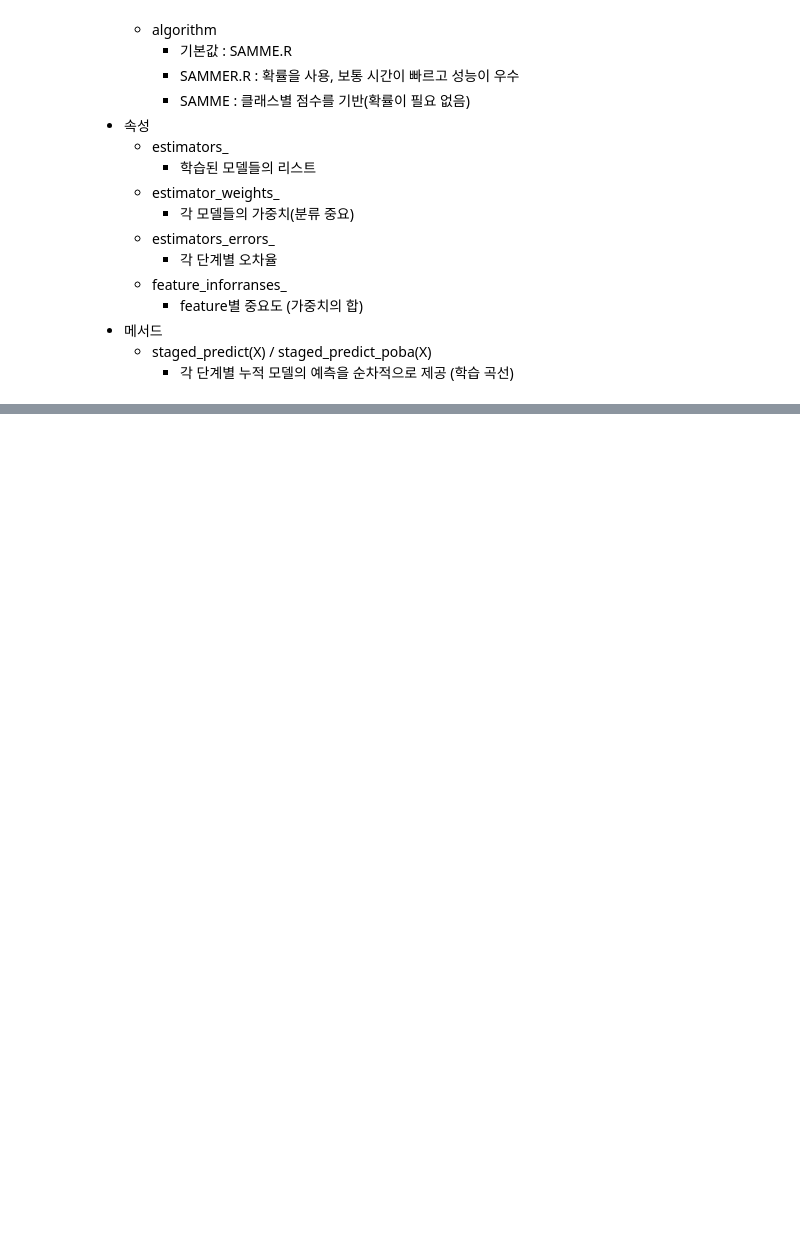
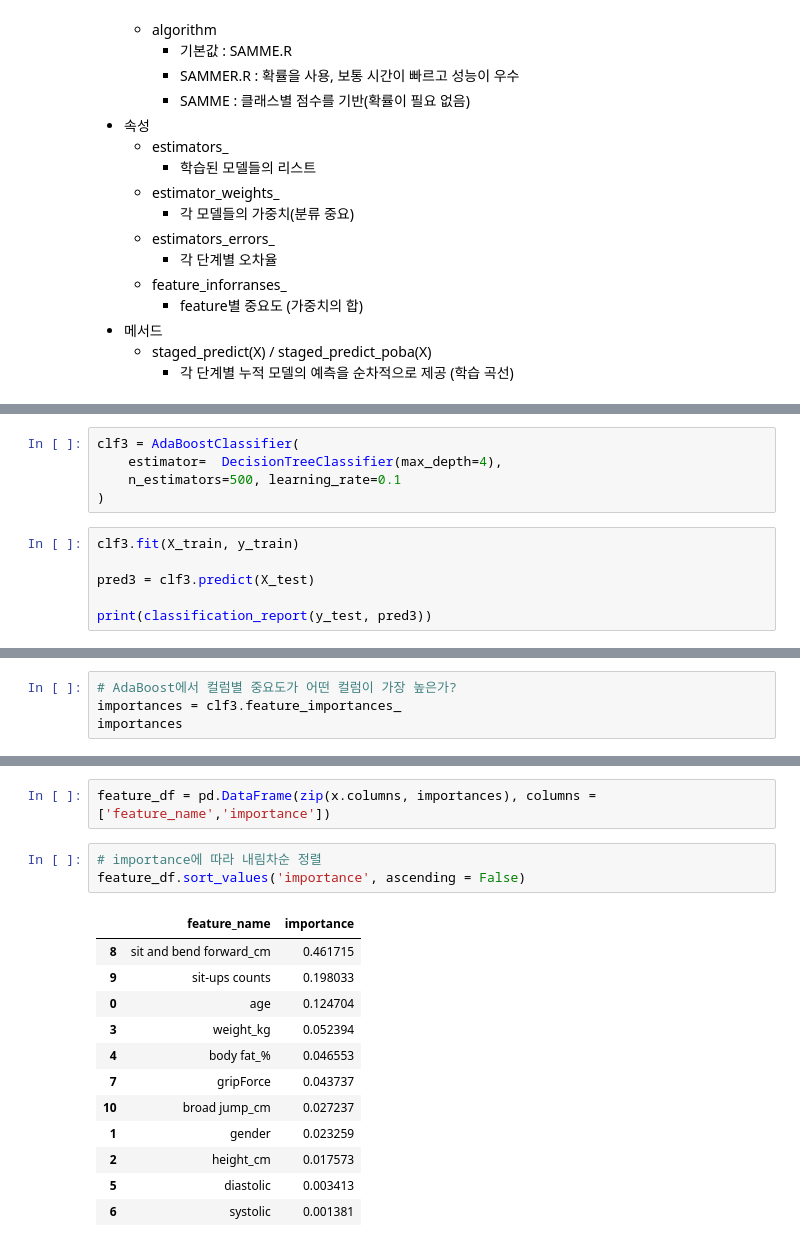
Before and after one commit to SeoYun-Y/study, a Jupyter notebook: multicampus_practice/20260514/01_부스팅.ipynb, the cells around one changed output, grey strips where cells are left out. Saved outputs shown, nothing was run; the diff lists cells and outputs as text; blank space fills up the shorter version.

```diff
--- a/multicampus_practice/20260514/01_부스팅.ipynb
+++ b/multicampus_practice/20260514/01_부스팅.ipynb
@@ -73,0 +192,11 @@
+# %%
+clf3 = AdaBoostClassifier(
+    estimator=  DecisionTreeClassifier(max_depth=4),
+    n_estimators=500, learning_rate=0.1
+)
+# %%
+clf3.fit(X_train, y_train)
+
+pred3 = clf3.predict(X_test)
+
+print(classification_report(y_test, pred3))
@@ -73,0 +214,4 @@
+# %%
+# AdaBoost에서 컬럼별 중요도가 어떤 컬럼이 가장 높은가?
+importances = clf3.feature_importances_
+importances
@@ -73,0 +229,18 @@
+# %%
+feature_df = pd.DataFrame(zip(x.columns, importances), columns = ['feature_name','importance'])
+# %%
+# importance에 따라 내림차순 정렬
+feature_df.sort_values('importance', ascending = False)
+# %% [output]
+|  | feature_name | importance |
+| 8 | sit and bend forward_cm | 0.461715 |
+| 9 | sit-ups counts | 0.198033 |
+| 0 | age | 0.124704 |
+| 3 | weight_kg | 0.052394 |
+| 4 | body fat_% | 0.046553 |
+| 7 | gripForce | 0.043737 |
+| 10 | broad jump_cm | 0.027237 |
+| 1 | gender | 0.023259 |
+| 2 | height_cm | 0.017573 |
+| 5 | diastolic | 0.003413 |
+| 6 | systolic | 0.001381 |
```
Also changed, not shown: parts of 38 cells of this notebook, 1 other file.
